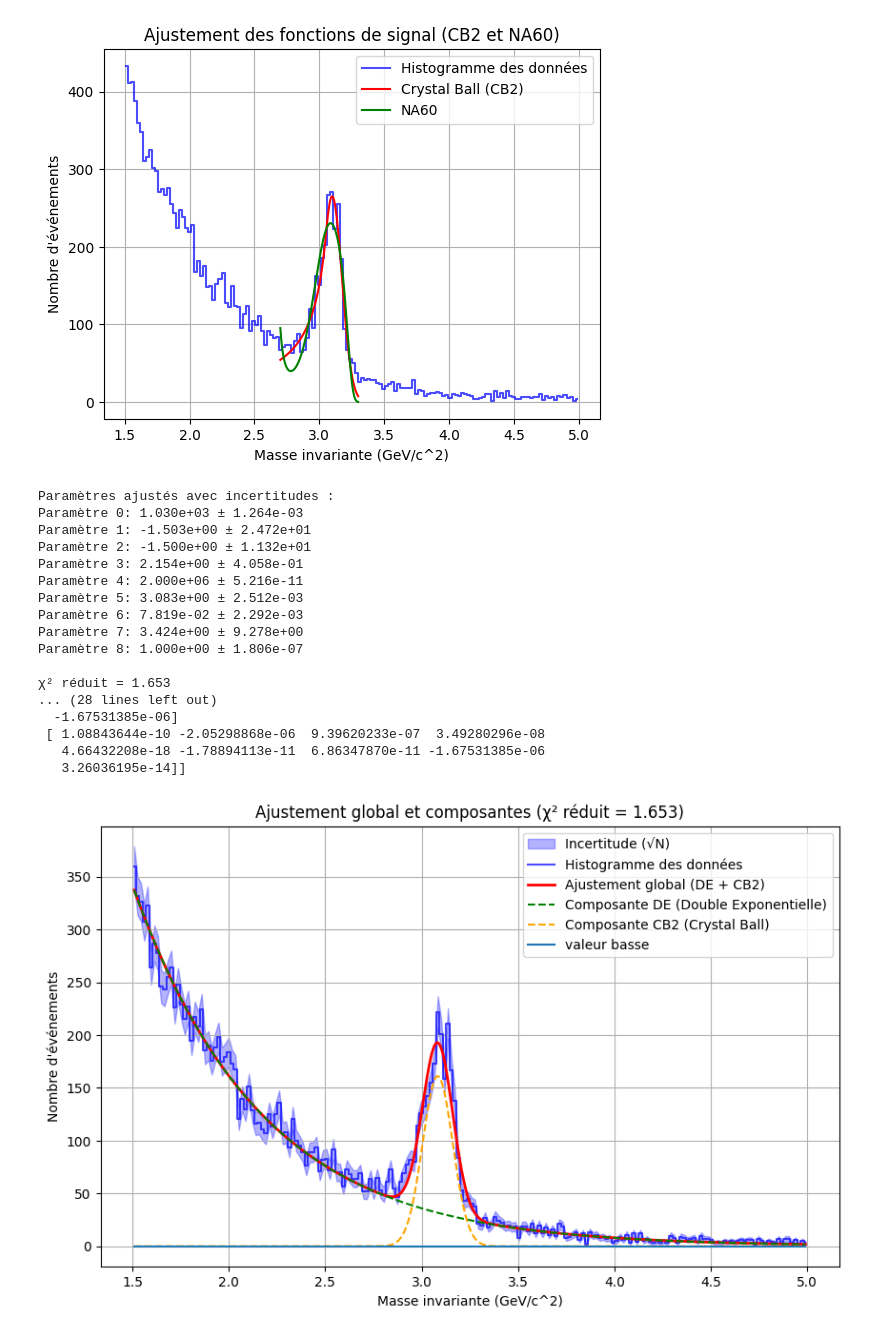
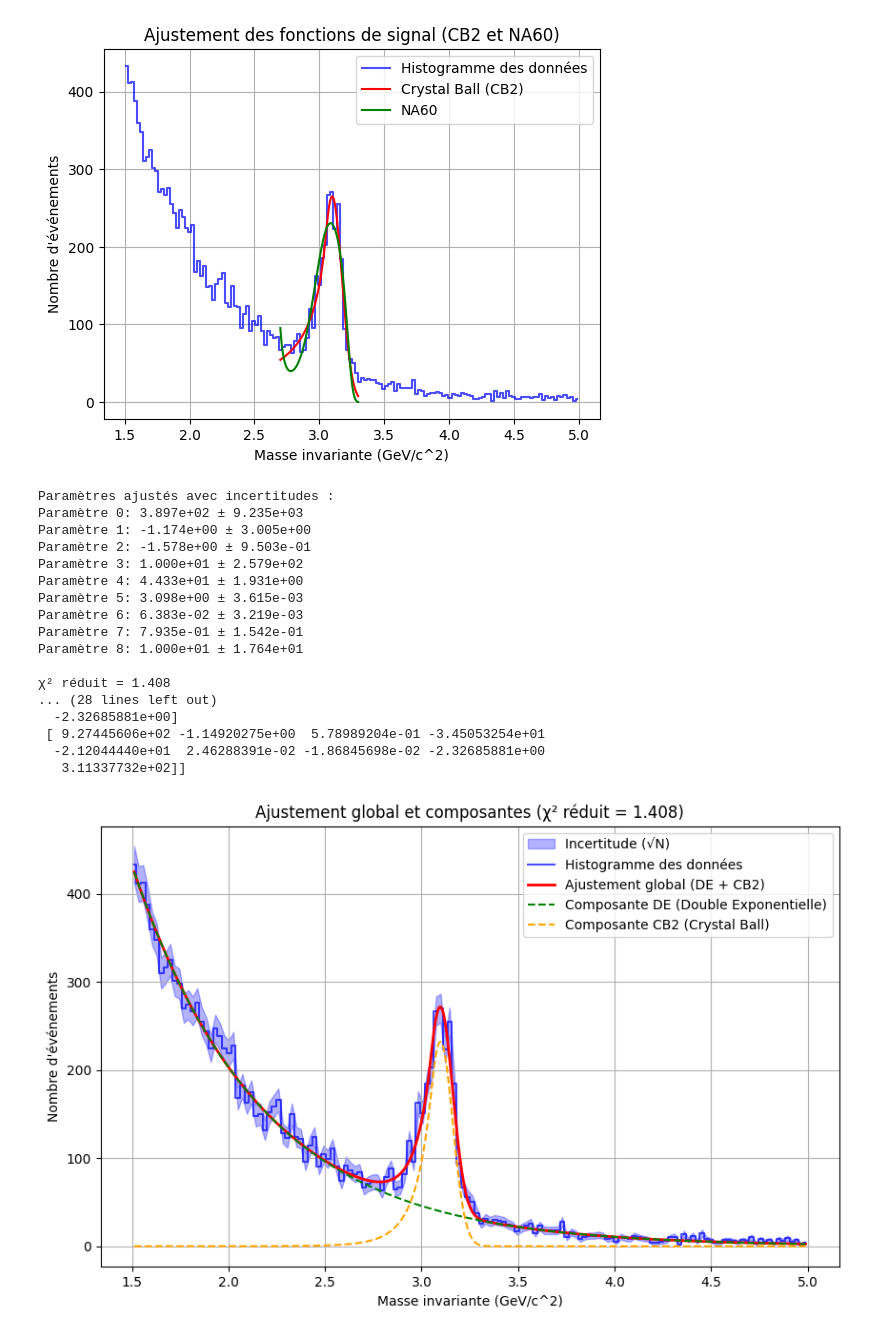
Before and after one commit to nantes-m2-rps-exp/qqbar2mumu-2024, a Jupyter notebook: notebooks/Discrimination.ipynb, the cells around one changed output. Cells and saved outputs as stored; diff of their text form; code cells hidden in the pictures.

```diff
--- a/notebooks/Discrimination.ipynb
+++ b/notebooks/Discrimination.ipynb
@@ -390,7 +390,7 @@ def combined_function(x, N_de, a1, a2, alpha, N_cb, mu, sigma, alpha_cb, n):
 
 # Paramètres initiaux et bornes
 initial_params = [
-    1e3, -0.9, -3, 10, 2e6, 3.0, 0.07, 0.5, 1
+    4e2, -1.17, -1.5, 10, 43, 3.0, 0.07, 0.7, 1
 ]
 
 bounds = (
@@ -475,50 +475,48 @@ print(pcov)
 
 # Tracer les données et les ajustements
 plt.figure(figsize=(10, 6))
 
 # Histogramme avec zone d'incertitude
 plt.fill_between(
     bin_centers,
     y_data - y_errors,
     y_data + y_errors,
     color="blue",
     alpha=0.3,
     label="Incertitude (√N)",
 )
 plt.step(bin_centers, y_data, where="mid", label="Histogramme des données", color="blue", alpha=0.7)
 plt.plot(x_fit, y_fit, label="Ajustement global (DE + CB2)", color="red", linewidth=2)
 plt.plot(x_fit, y_de, label="Composante DE (Double Exponentielle)", color="green", linestyle="--", linewidth=1.5)
 plt.plot(x_fit, y_cb2, label="Composante CB2 (Crystal Ball)", color="orange", linestyle="--", linewidth=1.5)
-#plt.plot(x_fit, y_de_high, label='valeur haute')
-plt.plot(x_fit, y_de_low, label='valeur basse')
 
 
 # Mise en forme
 plt.xlabel("Masse invariante (GeV/c^2)")
 plt.ylabel("Nombre d'événements")
 plt.title(f"Ajustement global et composantes (χ² réduit = {chi2_reduced:.3f})")
 plt.legend()
 plt.grid(True)
 plt.show()
 # %% [output]
 Paramètres ajustés avec incertitudes :
-Paramètre 0: 1.030e+03 ± 1.264e-03
-Paramètre 1: -1.503e+00 ± 2.472e+01
-Paramètre 2: -1.500e+00 ± 1.132e+01
-Paramètre 3: 2.154e+00 ± 4.058e-01
-Paramètre 4: 2.000e+06 ± 5.216e-11
-Paramètre 5: 3.083e+00 ± 2.512e-03
-Paramètre 6: 7.819e-02 ± 2.292e-03
-Paramètre 7: 3.424e+00 ± 9.278e+00
-Paramètre 8: 1.000e+00 ± 1.806e-07
+Paramètre 0: 3.897e+02 ± 9.235e+03
+Paramètre 1: -1.174e+00 ± 3.005e+00
+Paramètre 2: -1.578e+00 ± 9.503e-01
+Paramètre 3: 1.000e+01 ± 2.579e+02
+Paramètre 4: 4.433e+01 ± 1.931e+00
+Paramètre 5: 3.098e+00 ± 3.615e-03
+Paramètre 6: 6.383e-02 ± 3.219e-03
+Paramètre 7: 7.935e-01 ± 1.542e-01
+Paramètre 8: 1.000e+01 ± 1.764e+01
 
-χ² réduit = 1.653
+χ² réduit = 1.408
 ... (28 lines left out)
-  -1.67531385e-06]
- [ 1.08843644e-10 -2.05298868e-06  9.39620233e-07  3.49280296e-08
-   4.66432208e-18 -1.78894113e-11  6.86347870e-11 -1.67531385e-06
-   3.26036195e-14]]
+  -2.32685881e+00]
+ [ 9.27445606e+02 -1.14920275e+00  5.78989204e-01 -3.45053254e+01
+  -2.12044440e+01  2.46288391e-02 -1.86845698e-02 -2.32685881e+00
+   3.11337732e+02]]
-[figure, old version]
+[figure, new version]
 # %%
 print(len(y_data))
 print(len(x_data))
```
Also changed, not shown: parts of 2 cells of this notebook.
